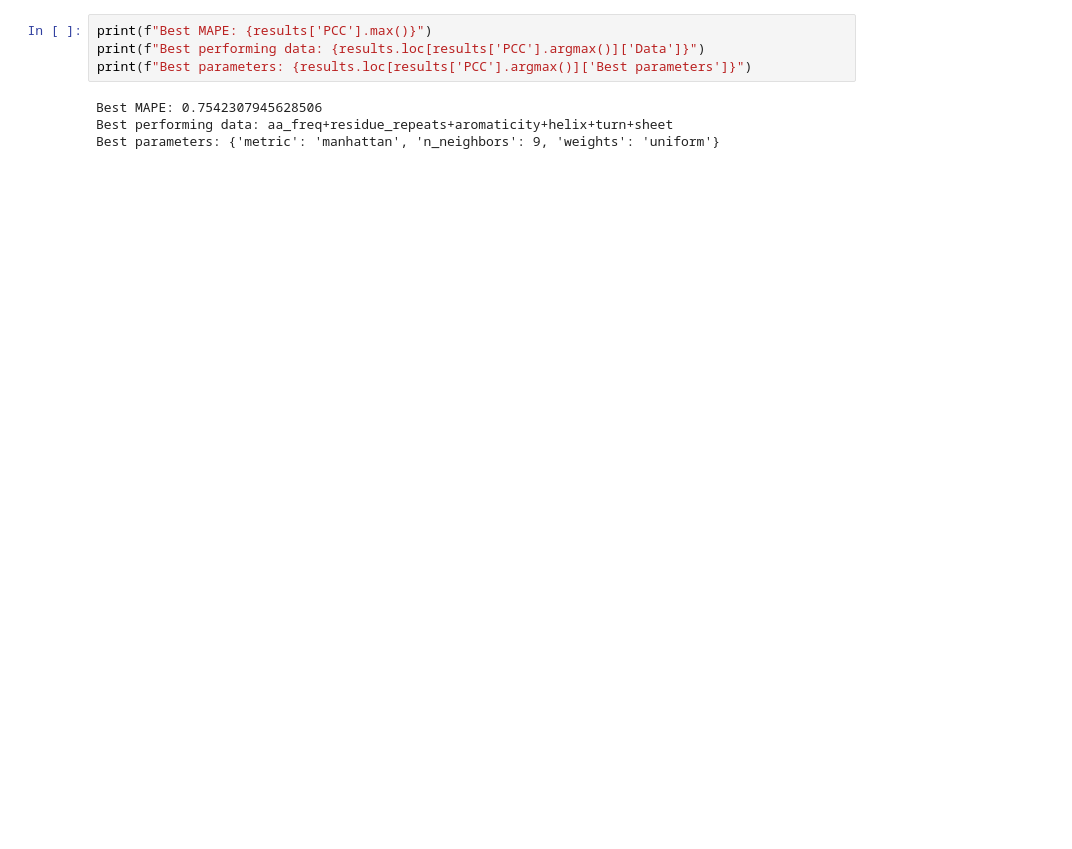
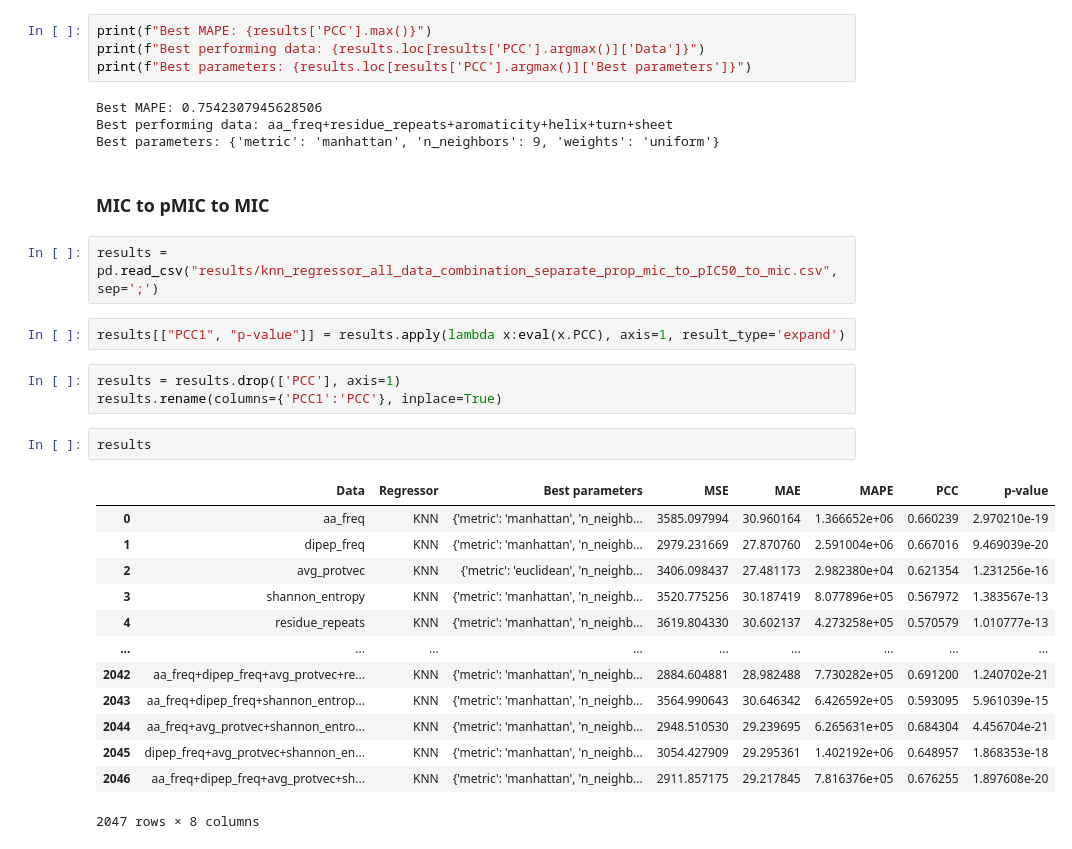
Before and after one commit to thoughtworks/mic-predictor, a Jupyter notebook: notebooks/regressor/kNN_regression_all_data_combinations.ipynb, the cells around one changed output. Saved outputs shown, nothing was run; the diff lists cells and outputs as text; blank space fills up the shorter version.

```diff
--- a/notebooks/regressor/kNN_regression_all_data_combinations.ipynb
+++ b/notebooks/regressor/kNN_regression_all_data_combinations.ipynb
@@ -74,3 +82,28 @@ print(f"Best parameters: {results.loc[results['PCC'].argmax()]['Best parameters'
 Best MAPE: 0.7542307945628506
 Best performing data: aa_freq+residue_repeats+aromaticity+helix+turn+sheet
 Best parameters: {'metric': 'manhattan', 'n_neighbors': 9, 'weights': 'uniform'}
+# %% [markdown]
+### MIC to pMIC to MIC
+# %%
+results = pd.read_csv("results/knn_regressor_all_data_combination_separate_prop_mic_to_pIC50_to_mic.csv", sep=';')
+# %%
+results[["PCC1", "p-value"]] = results.apply(lambda x:eval(x.PCC), axis=1, result_type='expand')
+# %%
+results = results.drop(['PCC'], axis=1)
+results.rename(columns={'PCC1':'PCC'}, inplace=True)
+# %%
+results
+# %% [output]
+|  | Data | Regressor | Best parameters | MSE | MAE | MAPE | PCC | p-value |
+| 0 | aa_freq | KNN | {'metric': 'manhattan', 'n_neighb... | 3585.097994 | 30.960164 | 1.366652e+06 | 0.660239 | 2.970210e-19 |
+| 1 | dipep_freq | KNN | {'metric': 'manhattan', 'n_neighb... | 2979.231669 | 27.870760 | 2.591004e+06 | 0.667016 | 9.469039e-20 |
+| 2 | avg_protvec | KNN | {'metric': 'euclidean', 'n_neighb... | 3406.098437 | 27.481173 | 2.982380e+04 | 0.621354 | 1.231256e-16 |
+| 3 | shannon_entropy | KNN | {'metric': 'manhattan', 'n_neighb... | 3520.775256 | 30.187419 | 8.077896e+05 | 0.567972 | 1.383567e-13 |
+| 4 | residue_repeats | KNN | {'metric': 'manhattan', 'n_neighb... | 3619.804330 | 30.602137 | 4.273258e+05 | 0.570579 | 1.010777e-13 |
+| ... | ... | ... | ... | ... | ... | ... | ... | ... |
+| 2042 | aa_freq+dipep_freq+avg_protvec+re... | KNN | {'metric': 'manhattan', 'n_neighb... | 2884.604881 | 28.982488 | 7.730282e+05 | 0.691200 | 1.240702e-21 |
+| 2043 | aa_freq+dipep_freq+shannon_entrop... | KNN | {'metric': 'manhattan', 'n_neighb... | 3564.990643 | 30.646342 | 6.426592e+05 | 0.593095 | 5.961039e-15 |
+| 2044 | aa_freq+avg_protvec+shannon_entro... | KNN | {'metric': 'manhattan', 'n_neighb... | 2948.510530 | 29.239695 | 6.265631e+05 | 0.684304 | 4.456704e-21 |
+| 2045 | dipep_freq+avg_protvec+shannon_en... | KNN | {'metric': 'manhattan', 'n_neighb... | 3054.427909 | 29.295361 | 1.402192e+06 | 0.648957 | 1.868353e-18 |
+| 2046 | aa_freq+dipep_freq+avg_protvec+sh... | KNN | {'metric': 'manhattan', 'n_neighb... | 2911.857175 | 29.217845 | 7.816376e+05 | 0.676255 | 1.897608e-20 |
+2047 rows × 8 columns
```
Also changed, not shown: parts of 14 cells of this notebook, 34 other files.
